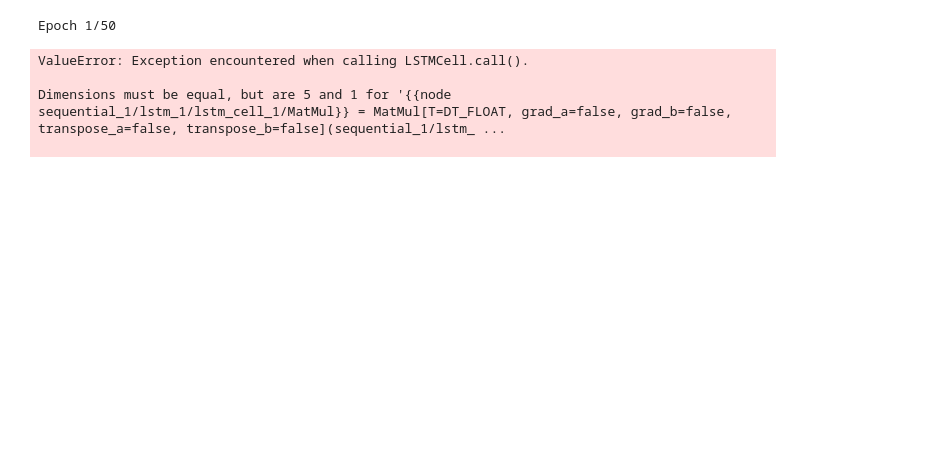
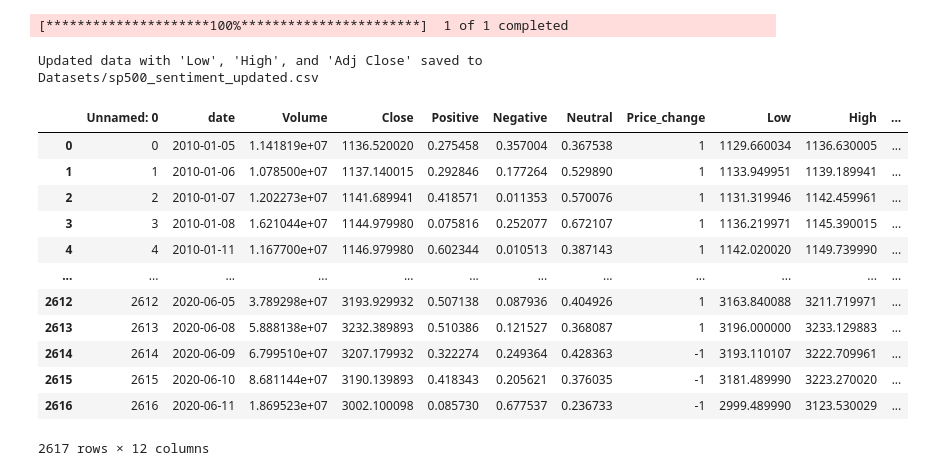
Before and after one commit to harshit2408/Stock-market-movement-prediction-with-sentiment-anlysis, a Jupyter notebook: lstm_refined.ipynb, the cells around one changed output. Cells and saved outputs as stored; diff of their text form; code cells hidden in the pictures; blank space fills up the shorter version.

```diff
--- a/lstm_refined.ipynb
+++ b/lstm_refined.ipynb
@@ -151,15 +0,0 @@ Model: "sequential"
-# %%
-# Compiling the model
-model.compile(optimizer='adam', loss='mean_squared_error', metrics=['MAE'])
-
-# Training the model
-model.fit(x_train, y_train, validation_data=(x_test, y_test), epochs=50)
-
-# Evaluate model on test data
-model.evaluate(x_test, y_test)
-# %% [output]
-Epoch 1/50
-ValueError: Exception encountered when calling LSTMCell.call().
-
-Dimensions must be equal, but are 5 and 1 for '{{node sequential_1/lstm_1/lstm_cell_1/MatMul}} = MatMul[T=DT_FLOAT, grad_a=false, grad_b=false, transpose_a=false, transpose_b=false](sequential_1/lstm_ ...
-
@@ -168,0 +21,56 @@ x_train
+# %%
+import pandas as pd
+import yfinance as yf
+
+# Load your existing CSV file
+input_file = 'Datasets/sp500_sentiment_non_weighted.csv'
+output_file = 'Datasets/sp500_sentiment_updated.csv'
+data = pd.read_csv(input_file)
+
+# Convert the 'date' column in your existing data to datetime format and remove any timezone info
+data['date'] = pd.to_datetime(data['date']).dt.tz_localize(None)
+
+# Download S&P 500 data for the given timeframe
+sp500 = yf.download("^GSPC", start="2010-01-01", end="2021-01-01")
+
+# Flatten the MultiIndex columns in `sp500`
+sp500.columns = ['_'.join(col).strip() if isinstance(col, tuple) else col for col in sp500.columns]
+
+# Reset index to make 'Date' a column and rename it to 'date'
+sp500.reset_index(inplace=True)
+sp500.rename(columns={'Date': 'date'}, inplace=True)
+
+
+# Select only the required columns
+sp500 = sp500[['date', 'Low_^GSPC', 'High_^GSPC', 'Adj Close_^GSPC', 'Open_^GSPC']]
+sp500.rename(columns={'Low_^GSPC': 'Low', 'High_^GSPC': 'High', 'Adj Close_^GSPC': 'Adj Close','Open_^GSPC': 'Open'}, inplace=True)
+
+# Convert 'date' column in sp500 to datetime and remove timezone info
+sp500['date'] = pd.to_datetime(sp500['date']).dt.tz_localize(None)
+
+# Merge the financial data with the existing data
+merged_data = pd.merge(data, sp500, on='date', how='left')
+
+# Save the updated data to a new CSV file
+merged_data.to_csv(output_file, index=False)
+print(f"Updated data with 'Low', 'High', and 'Adj Close' saved to {output_file}")
+# %% [output]
+[*********************100%***********************]  1 of 1 completed
+Updated data with 'Low', 'High', and 'Adj Close' saved to Datasets/sp500_sentiment_updated.csv
+# %%
+data = pd.read_csv("Datasets/sp500_sentiment_updated.csv")
+data
+# %% [output]
+|  | Unnamed: 0 | date | Volume | Close | Positive | Negative | Neutral | Price_change | Low | High | ... |
+| 0 | 0 | 2010-01-05 | 1.141819e+07 | 1136.520020 | 0.275458 | 0.357004 | 0.367538 | 1 | 1129.660034 | 1136.630005 | ... |
+| 1 | 1 | 2010-01-06 | 1.078500e+07 | 1137.140015 | 0.292846 | 0.177264 | 0.529890 | 1 | 1133.949951 | 1139.189941 | ... |
+| 2 | 2 | 2010-01-07 | 1.202273e+07 | 1141.689941 | 0.418571 | 0.011353 | 0.570076 | 1 | 1131.319946 | 1142.459961 | ... |
+| 3 | 3 | 2010-01-08 | 1.621044e+07 | 1144.979980 | 0.075816 | 0.252077 | 0.672107 | 1 | 1136.219971 | 1145.390015 | ... |
+| 4 | 4 | 2010-01-11 | 1.167700e+07 | 1146.979980 | 0.602344 | 0.010513 | 0.387143 | 1 | 1142.020020 | 1149.739990 | ... |
+| ... | ... | ... | ... | ... | ... | ... | ... | ... | ... | ... | ... |
+| 2612 | 2612 | 2020-06-05 | 3.789298e+07 | 3193.929932 | 0.507138 | 0.087936 | 0.404926 | 1 | 3163.840088 | 3211.719971 | ... |
+| 2613 | 2613 | 2020-06-08 | 5.888138e+07 | 3232.389893 | 0.510386 | 0.121527 | 0.368087 | 1 | 3196.000000 | 3233.129883 | ... |
+| 2614 | 2614 | 2020-06-09 | 6.799510e+07 | 3207.179932 | 0.322274 | 0.249364 | 0.428363 | -1 | 3193.110107 | 3222.709961 | ... |
+| 2615 | 2615 | 2020-06-10 | 8.681144e+07 | 3190.139893 | 0.418343 | 0.205621 | 0.376035 | -1 | 3181.489990 | 3223.270020 | ... |
+| 2616 | 2616 | 2020-06-11 | 1.869523e+07 | 3002.100098 | 0.085730 | 0.677537 | 0.236733 | -1 | 2999.489990 | 3123.530029 | ... |
+2617 rows × 12 columns
```
Also changed, not shown: parts of 70 cells of this notebook, 1 other file.
